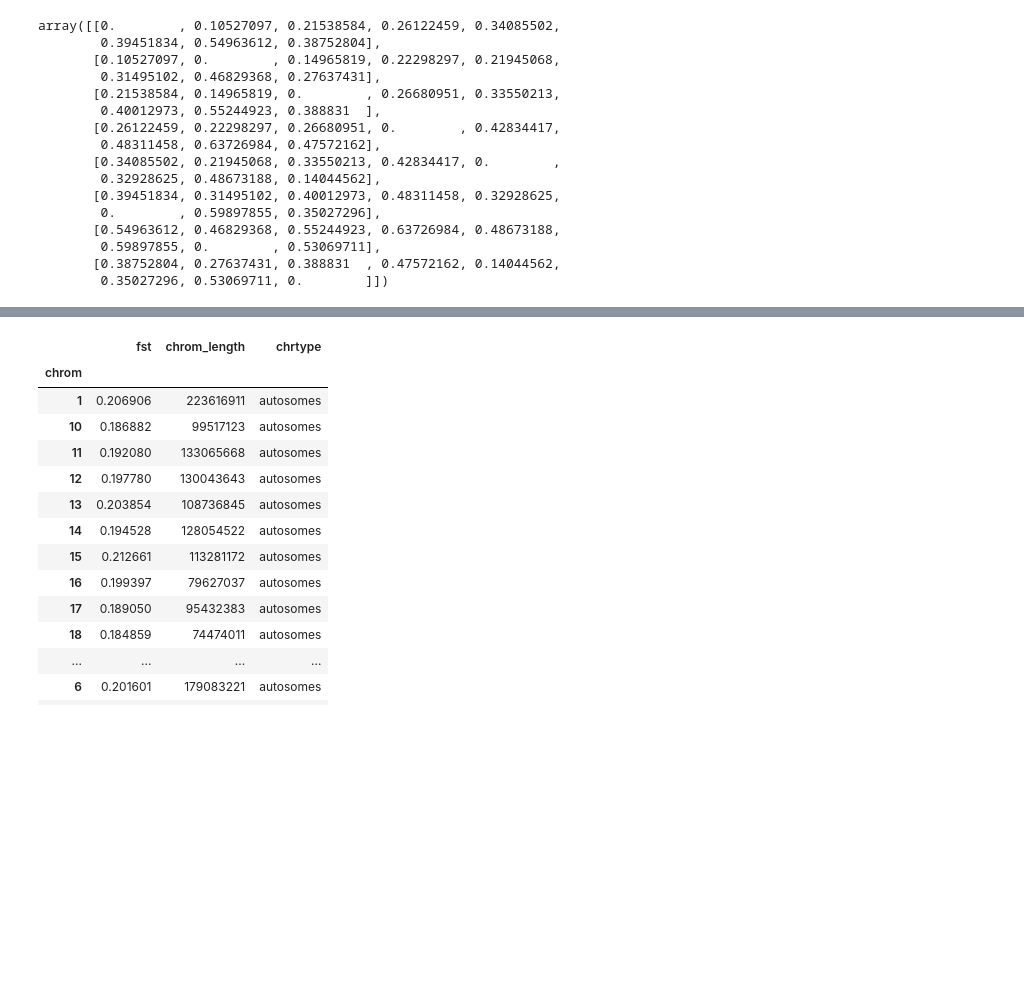
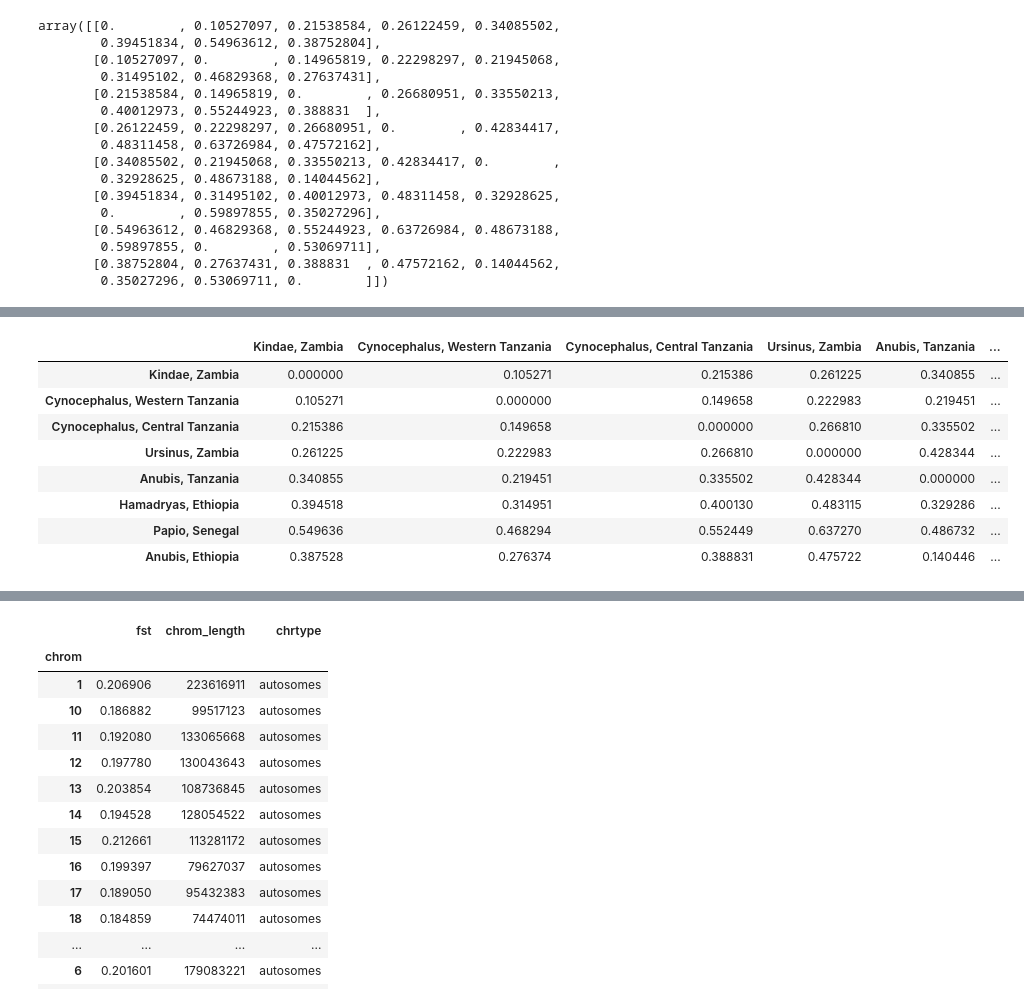
Before and after one commit to erikfogh/baboon_analysis, a Jupyter notebook: notebooks/fs06_Divergence_Diversity_base_windows_mmul.ipynb, the cells around one changed output, grey strips where cells are left out. Cells and saved outputs as stored; diff of their text form; code cells hidden in the pictures; blank space fills up the shorter version.

```diff
--- a/notebooks/fs06_Divergence_Diversity_base_windows_mmul.ipynb
+++ b/notebooks/fs06_Divergence_Diversity_base_windows_mmul.ipynb
@@ -456,0 +469,12 @@ g = sns.heatmap(df_norm, cmap=sns.color_palette("Blues", as_cmap=True), annot=Tr
+# %%
+df_auto
+# %% [output]
+|  | Kindae, Zambia | Cynocephalus, Western Tanzania | Cynocephalus, Central Tanzania | Ursinus, Zambia | Anubis, Tanzania | ... |
+| Kindae, Zambia | 0.000000 | 0.105271 | 0.215386 | 0.261225 | 0.340855 | ... |
+| Cynocephalus, Western Tanzania | 0.105271 | 0.000000 | 0.149658 | 0.222983 | 0.219451 | ... |
+| Cynocephalus, Central Tanzania | 0.215386 | 0.149658 | 0.000000 | 0.266810 | 0.335502 | ... |
+| Ursinus, Zambia | 0.261225 | 0.222983 | 0.266810 | 0.000000 | 0.428344 | ... |
+| Anubis, Tanzania | 0.340855 | 0.219451 | 0.335502 | 0.428344 | 0.000000 | ... |
+| Hamadryas, Ethiopia | 0.394518 | 0.314951 | 0.400130 | 0.483115 | 0.329286 | ... |
+| Papio, Senegal | 0.549636 | 0.468294 | 0.552449 | 0.637270 | 0.486732 | ... |
+| Anubis, Ethiopia | 0.387528 | 0.276374 | 0.388831 | 0.475722 | 0.140446 | ... |
```
Also changed, not shown: parts of 8 cells of this notebook, 17 other files.
